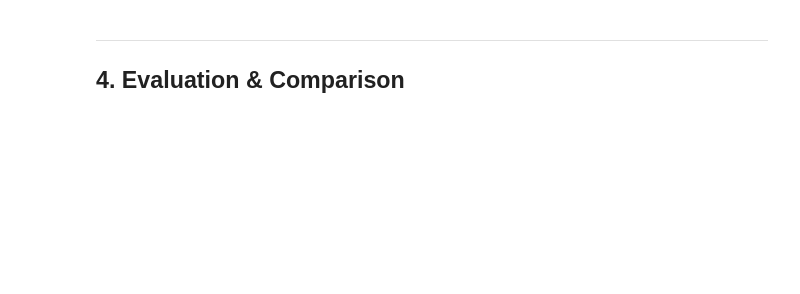
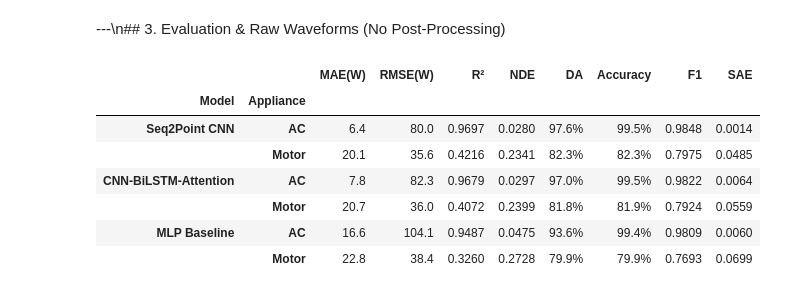
Before and after one commit to Ashithshetty6361/Lume_Tech_Internship-, a Jupyter notebook: phase2_advanced_nilm/training_iawe_seq2point.ipynb, the cells around one changed output. Saved outputs shown, nothing was run; the diff lists cells and outputs as text; code cells hidden in the pictures; blank space fills up the shorter version.

```diff
--- a/phase2_advanced_nilm/training_iawe_seq2point.ipynb
+++ b/phase2_advanced_nilm/training_iawe_seq2point.ipynb
@@ -217,14 +210,13 @@ print('All 4 architectures ready. Loss = Huber (δ=1.0)')
 # %%
-callbacks_fn = lambda: [
-    EarlyStopping(monitor='val_loss', patience=10, restore_best_weights=True),
-    ReduceLROnPlateau(monitor='val_loss', patience=3, factor=0.5, min_lr=1e-6, verbose=0),
+callbacks = [
+    EarlyStopping(monitor='val_loss', patience=6, restore_best_weights=True),
+    ReduceLROnPlateau(monitor='val_loss', patience=2, factor=0.5, verbose=1),
 ]
 
 BUILDERS = {
-    'Seq2Point CNN':         build_seq2point,
-    'ResWaveNet-Transformer': build_reswavenet_transformer,
-    'CNN-BiGRU-Attention':   build_cnn_bigru_attn,
-    'MLP Baseline':          build_mlp,
+    'Seq2Point CNN':        build_seq2point,
+    'CNN-BiLSTM-Attention': build_cnn_lstm_attn,
+    'MLP Baseline':         build_mlp,
 }
 
 all_models = {}
@@ -233,16 +225,14 @@ all_histories = {}
 for model_name, builder in BUILDERS.items():
     for appliance in APPLIANCES:
         key = (model_name, appliance)
-        print(f'\n{"="*60}\n{model_name} → {appliance}\n{"="*60}')
+        print(f'\n{"="*60}\n{model_name} -> {appliance}\n{"="*60}')
 
         m = builder()
         h = m.fit(
             X_train, Y_split[appliance]['train'],
             validation_data=(X_val, Y_split[appliance]['val']),
-            epochs=50, batch_size=128,
-            callbacks=callbacks_fn(), verbose=1
+            epochs=30, batch_size=512,
+            callbacks=callbacks, verbose=1
         )
         all_models[key] = m
         all_histories[key] = h
-
-print('\n[OK] All 8 models trained.')
@@ -249,48 +319,57 @@ print('\n[OK] All 8 models trained.')
-# %% [markdown]
----
-## 4. Evaluation & Comparison
+# %% [markdown]
+---\n## 3. Evaluation & Raw Waveforms (No Post-Processing)
 # %%
 def evaluate(model, X, Y_zscore, appliance, threshold_w=15):
+    # Predict and inverse-transform Z-score
     pred_z = model.predict(X, verbose=0).flatten()
-    mu, sig = app_stats[appliance]['mu'], app_stats[appliance]['sig']
+    mu = app_stats[appliance]['mu']
+    sig = app_stats[appliance]['sig']
 
-    pred_w = np.clip((pred_z * sig) + mu, 0, None)
-    true_w = np.clip((Y_zscore * sig) + mu, 0, None)
+    pred_w = (pred_z * sig) + mu
+    true_w = (Y_zscore * sig) + mu
+
+    # Hard clip negatives to 0, but no median filter (raw regression)
+    pred_w = np.clip(pred_w, 0, None)
+    true_w = np.clip(true_w, 0, None)
 
     mae  = mean_absolute_error(true_w, pred_w)
     rmse = np.sqrt(mean_squared_error(true_w, pred_w))
     r2   = r2_score(true_w, pred_w) if np.std(true_w) > 0 else 0
     nde  = np.sum((pred_w - true_w)**2) / (np.sum(true_w**2) + 1e-6)
     da   = 1 - np.sum(np.abs(pred_w - true_w)) / (2 * np.sum(np.abs(true_w)) + 1e-6)
     sae  = abs(pred_w.sum() - true_w.sum()) / (true_w.sum() + 1e-6)
 
     true_on = (true_w > threshold_w).astype(int)
     pred_on = (pred_w > threshold_w).astype(int)
     acc = accuracy_score(true_on, pred_on)
     f1  = f1_score(true_on, pred_on, average='macro', zero_division=0)
 
     metrics = {'MAE(W)': mae, 'RMSE(W)': rmse, 'R²': r2, 'NDE': nde,
                'DA': da, 'Accuracy': acc, 'F1': f1, 'SAE': sae}
     return metrics, true_w, pred_w
 
 rows = []
 preds = {}
 
 for (model_name, appliance), model in all_models.items():
     m, true_w, pred_w = evaluate(model, X_test, Y_split[appliance]['test'], appliance)
     rows.append({'Model': model_name, 'Appliance': appliance, **m})
     preds[(model_name, appliance)] = {'true': true_w, 'pred': pred_w}
 
 df_results = pd.DataFrame(rows)
-
-# ── Display formatted table ──
 fmt = df_results.copy()
 for col in ['MAE(W)', 'RMSE(W)']: fmt[col] = fmt[col].map('{:.1f}'.format)
 for col in ['R²', 'NDE', 'F1', 'SAE']: fmt[col] = fmt[col].map('{:.4f}'.format)
 for col in ['DA', 'Accuracy']: fmt[col] = fmt[col].map('{:.1%}'.format)
 
-print('\n' + '='*80)
-print('ARCHITECTURE COMPARISON — Full Metrics')
-print('='*80)
 display(fmt.set_index(['Model', 'Appliance']))
+# %% [output]
+|  |  | MAE(W) | RMSE(W) | R² | NDE | DA | Accuracy | F1 | SAE |
+| Model | Appliance |  |  |  |  |  |  |  |  |
+| Seq2Point CNN | AC | 6.4 | 80.0 | 0.9697 | 0.0280 | 97.6% | 99.5% | 0.9848 | 0.0014 |
+|  | Motor | 20.1 | 35.6 | 0.4216 | 0.2341 | 82.3% | 82.3% | 0.7975 | 0.0485 |
+| CNN-BiLSTM-Attention | AC | 7.8 | 82.3 | 0.9679 | 0.0297 | 97.0% | 99.5% | 0.9822 | 0.0064 |
+|  | Motor | 20.7 | 36.0 | 0.4072 | 0.2399 | 81.8% | 81.9% | 0.7924 | 0.0559 |
+| MLP Baseline | AC | 16.6 | 104.1 | 0.9487 | 0.0475 | 93.6% | 99.4% | 0.9809 | 0.0060 |
+|  | Motor | 22.8 | 38.4 | 0.3260 | 0.2728 | 79.9% | 79.9% | 0.7693 | 0.0699 |
 # %%
```
Also changed, not shown: parts of 14 cells of this notebook, 4 other files.
